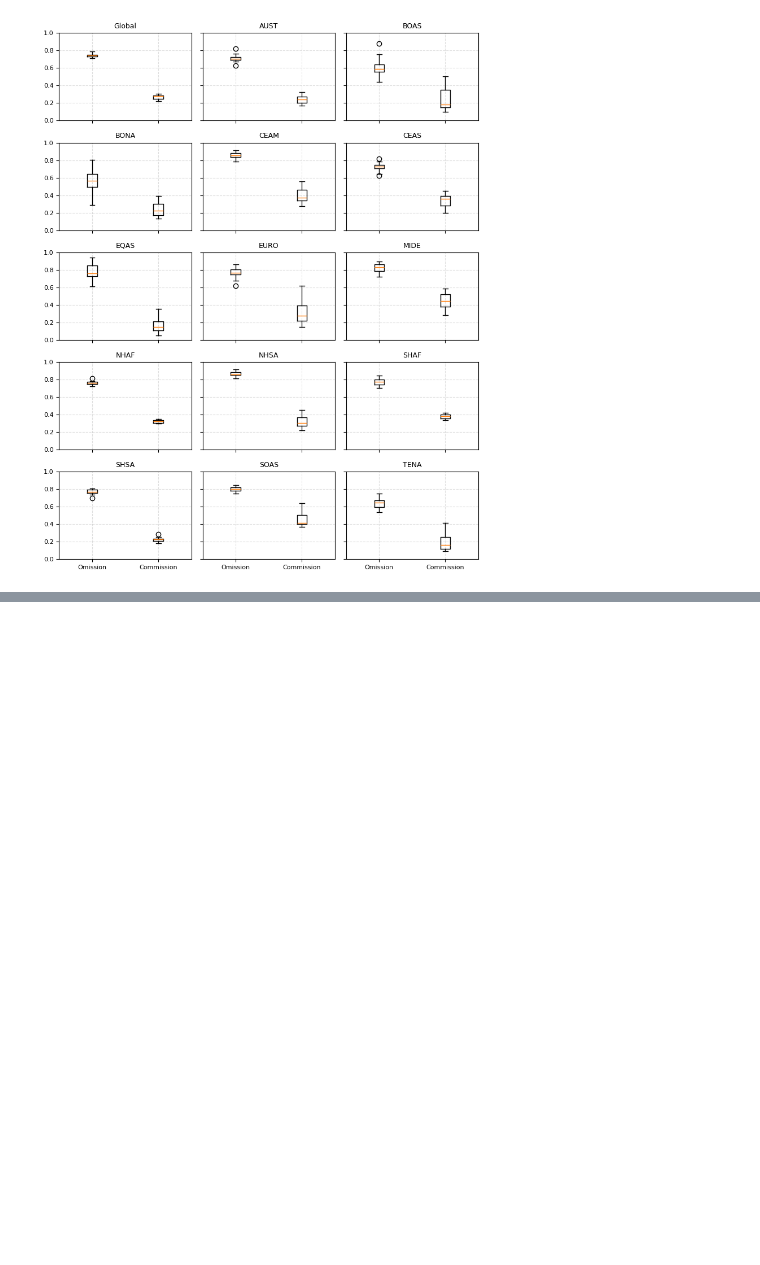
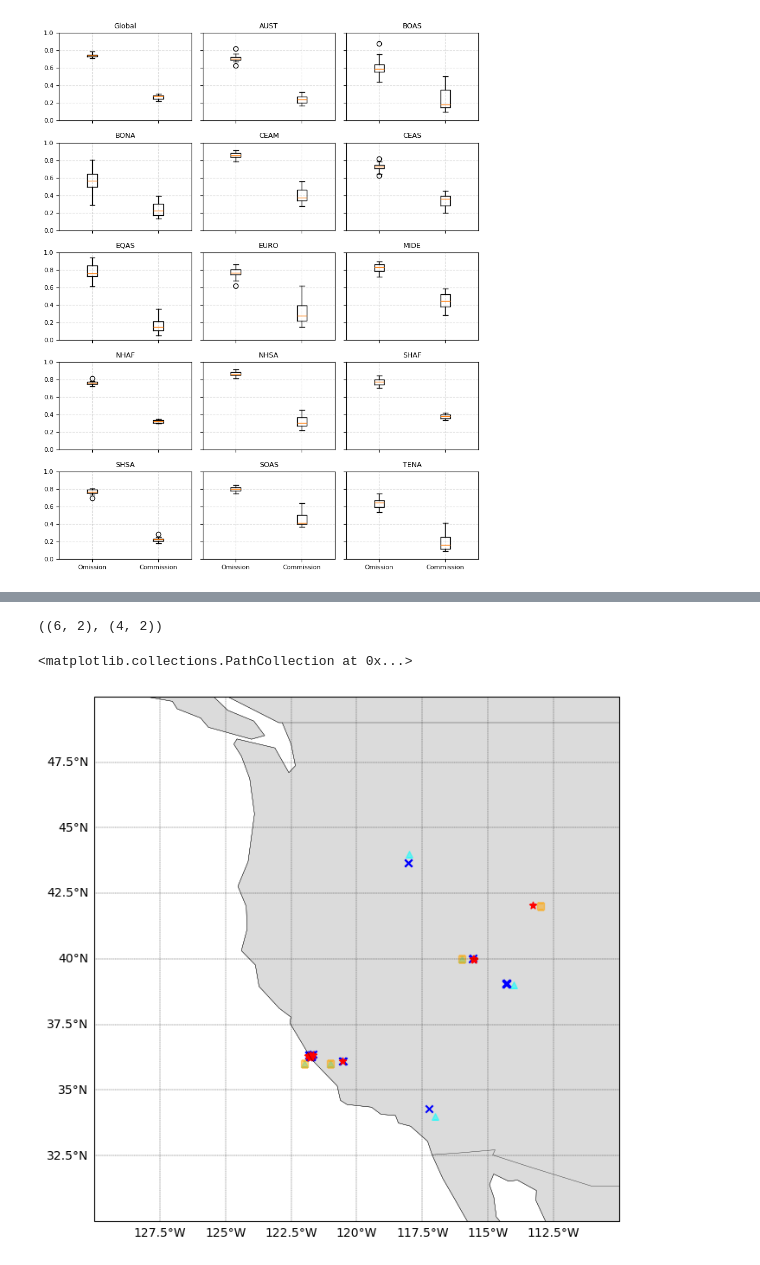
Before and after one commit to mdj4/avhrr-fire, a Jupyter notebook: src/06_intercomparison/error_analysis.ipynb, the cells around one changed output, grey strips where cells are left out. Cells and saved outputs as stored; diff of their text form; code cells hidden in the pictures; blank space fills up the shorter version.

```diff
--- a/src/06_intercomparison/error_analysis.ipynb
+++ b/src/06_intercomparison/error_analysis.ipynb
@@ -552,0 +938,42 @@ msub = modis.loc[(modis.year == 2016) & (modis.doy == 222), :].copy()
+# %%
+a_bins = avhrr_df[['lat_bin','lon_bin']].drop_duplicates()
+m_bins = modis_df[['lat_bin','lon_bin']].drop_duplicates()
+m_bins.shape, a_bins.shape
+# %% [output]
+((6, 2), (4, 2))
+# %%
+a_bin_y = a_bins.lat_bin.values
+a_bin_x = a_bins.lon_bin.values
+#a_x360 = asub.lon360.values
+
+m_bin_y = m_bins.lat_bin.values
+m_bin_x = m_bins.lon_bin.values
+#m_x360 = msub.lon360.values
+# %%
+fig, ax, mesh = utils.geo_plot_v2(figsize=(200*mm,200*mm),
+                                extent = [-130, -110, 50, 30],
+                                #extent = [-114.5, -114.1, 39.15, 39],
+                                grid_options={'color': 'k', 'linestyle': '--', 'alpha': 0.95,
+                                              'linewidth': 0.25, 'draw_labels': True},
+                                draw_features=['land', 'coast', 'countries']
+                             )
+
+
+
+ax.scatter(y=m_bin_y,
+           x=m_bin_x,
+           marker='^', s=30, alpha=0.5,c='cyan')
+
+ax.scatter(y=a_bin_y,
+           x=a_bin_x,
+           marker='s', s=30, alpha=0.5,c='orange')
+
+ax.scatter(y=m_y,
+           x=m_x,
+           marker='x',c='blue')
+ax.scatter(y=a_y,
+           x=a_x,
+           marker='*',c='red')
+# %% [output]
+<matplotlib.collections.PathCollection at 0x...>
+[figure, added]
```
Also changed, not shown: parts of 26 cells of this notebook, 1 other file.
